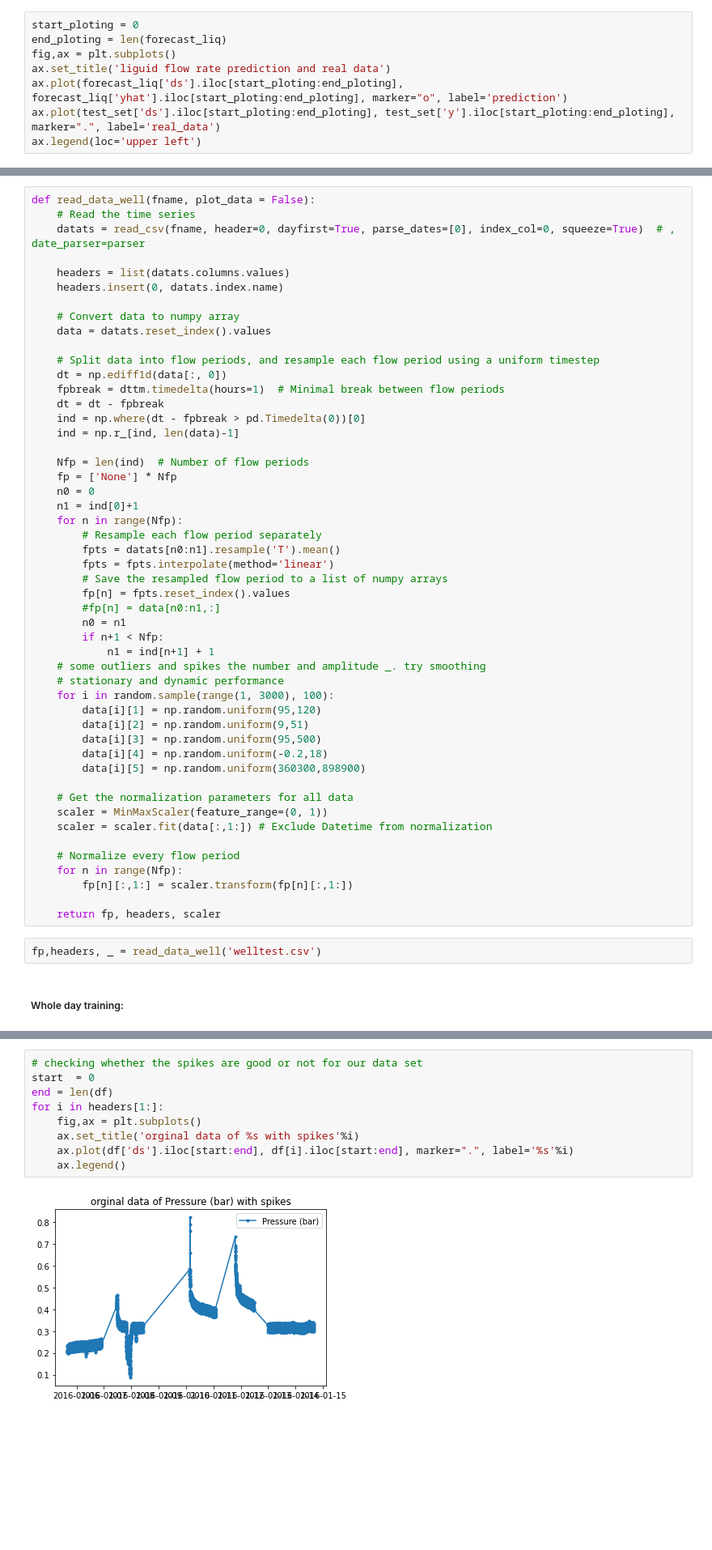
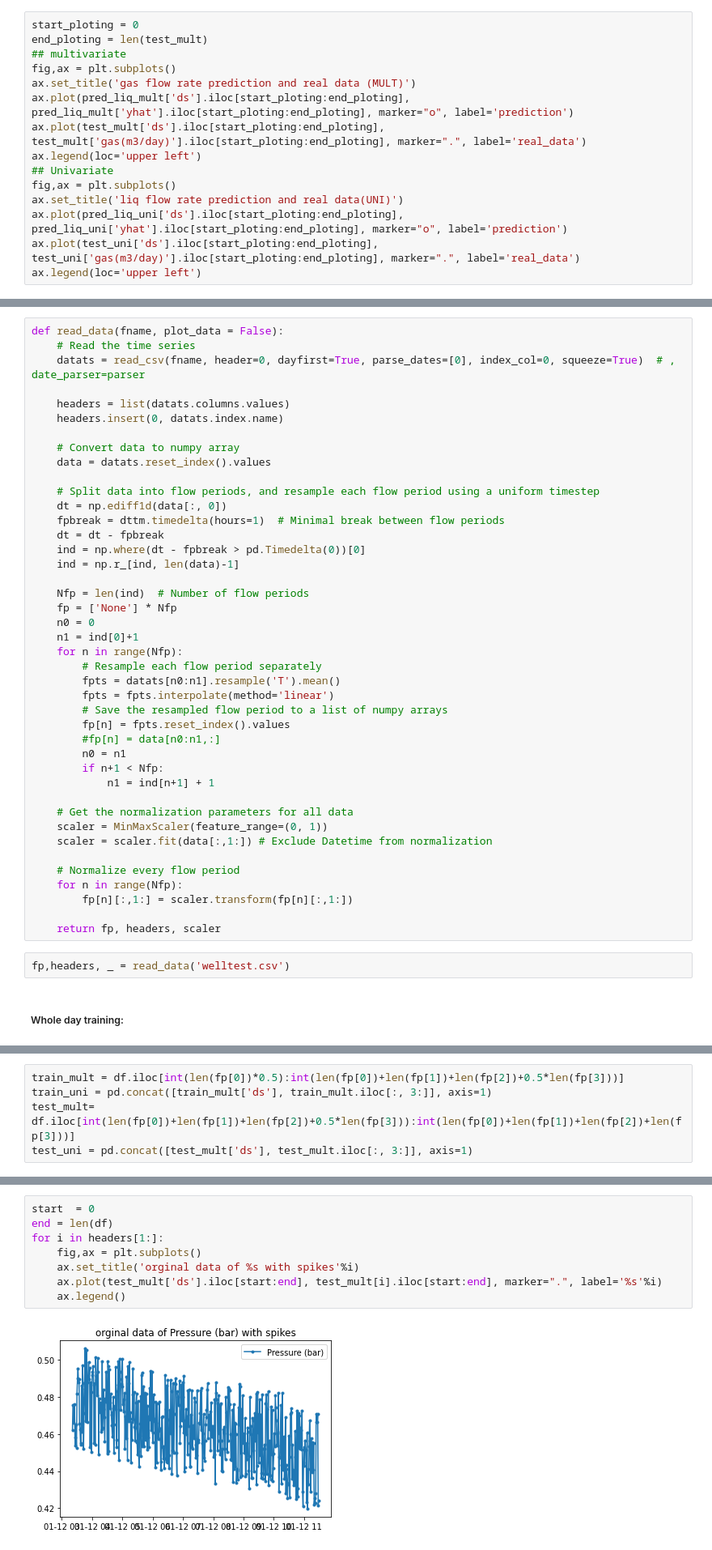
Before and after one commit to ridhaalkhabaz/DeepAR_Prophet_TCN_VFM, a Jupyter notebook: Prophet_VFM.ipynb, the cells around one changed output, grey strips where cells are left out. Shown at 81% size. Saved outputs shown, nothing was run; the diff lists cells and outputs as text; blank space fills up the shorter version.

```diff
--- a/Prophet_VFM.ipynb
+++ b/Prophet_VFM.ipynb
@@ -271,10 +195,17 @@ ax.legend(loc='upper left')
 # %%
 start_ploting = 0
-end_ploting = len(forecast_liq)
+end_ploting = len(test_mult)
+## multivariate
 fig,ax = plt.subplots()
-ax.set_title('liguid flow rate prediction and real data')
-ax.plot(forecast_liq['ds'].iloc[start_ploting:end_ploting], forecast_liq['yhat'].iloc[start_ploting:end_ploting], marker="o", label='prediction')
-ax.plot(test_set['ds'].iloc[start_ploting:end_ploting], test_set['y'].iloc[start_ploting:end_ploting], marker=".", label='real_data')
+ax.set_title('gas flow rate prediction and real data (MULT)')
+ax.plot(pred_liq_mult['ds'].iloc[start_ploting:end_ploting], pred_liq_mult['yhat'].iloc[start_ploting:end_ploting], marker="o", label='prediction')
+ax.plot(test_mult['ds'].iloc[start_ploting:end_ploting], test_mult['gas(m3/day)'].iloc[start_ploting:end_ploting], marker=".", label='real_data')
 ax.legend(loc='upper left')
+## Univariate
+fig,ax = plt.subplots()
+ax.set_title('liq flow rate prediction and real data(UNI)')
+ax.plot(pred_liq_uni['ds'].iloc[start_ploting:end_ploting], pred_liq_uni['yhat'].iloc[start_ploting:end_ploting], marker="o", label='prediction')
+ax.plot(test_uni['ds'].iloc[start_ploting:end_ploting], test_uni['gas(m3/day)'].iloc[start_ploting:end_ploting], marker=".", label='real_data')
+ax.legend(loc='upper left')
 # %% [output]
 <matplotlib.legend.Legend at 0x...>
@@ -282,7 +218,7 @@ ax.legend(loc='upper left')
 # %% [markdown]
 ### The Well dataset:
 # %%
-def read_data_well(fname, plot_data = False):
+def read_data(fname, plot_data = False):
     # Read the time series
     datats = read_csv(fname, header=0, dayfirst=True, parse_dates=[0], index_col=0, squeeze=True)  # , date_parser=parser
 
@@ -313,14 +249,6 @@ def read_data_well(fname, plot_data = False):
         n0 = n1
         if n+1 < Nfp:
             n1 = ind[n+1] + 1
-    # some outliers and spikes the number and amplitude _. try smoothing
-    # stationary and dynamic performance
-    for i in random.sample(range(1, 3000), 100):
-        data[i][1] = np.random.uniform(95,120)
-        data[i][2] = np.random.uniform(9,51)
-        data[i][3] = np.random.uniform(95,500)
-        data[i][4] = np.random.uniform(-0.2,18)
-        data[i][5] = np.random.uniform(360300,898900)
 
     # Get the normalization parameters for all data
     scaler = MinMaxScaler(feature_range=(0, 1))
@@ -332,7 +260,7 @@ def read_data_well(fname, plot_data = False):
 
     return fp, headers, scaler
 # %%
-fp,headers, _ = read_data_well('welltest.csv')
+fp,headers, _ = read_data('welltest.csv')
 # %% [markdown]
 ##### Whole day training:
 # %%
@@ -357,0 +283,5 @@ test = df.iloc[4557:5535]
+# %%
+train_mult = df.iloc[int(len(fp[0])*0.5):int(len(fp[0])+len(fp[1])+len(fp[2])+0.5*len(fp[3]))]
+train_uni = pd.concat([train_mult['ds'], train_mult.iloc[:, 3:]], axis=1)
+test_mult= df.iloc[int(len(fp[0])+len(fp[1])+len(fp[2])+0.5*len(fp[3])):int(len(fp[0])+len(fp[1])+len(fp[2])+len(fp[3]))]
+test_uni = pd.concat([test_mult['ds'], test_mult.iloc[:, 3:]], axis=1)
@@ -358,11 +297,10 @@ test = df.iloc[4557:5535]
 # %%
-# checking whether the spikes are good or not for our data set
 start  = 0
 end = len(df)
 for i in headers[1:]:
     fig,ax = plt.subplots()
     ax.set_title('orginal data of %s with spikes'%i)
-    ax.plot(df['ds'].iloc[start:end], df[i].iloc[start:end], marker=".", label='%s'%i)
+    ax.plot(test_mult['ds'].iloc[start:end], test_mult[i].iloc[start:end], marker=".", label='%s'%i)
     ax.legend()
 # %% [output]
-[figure, old version]
+[figure, new version]
```
Also changed, not shown: parts of 65 cells of this notebook, 1 other file.
